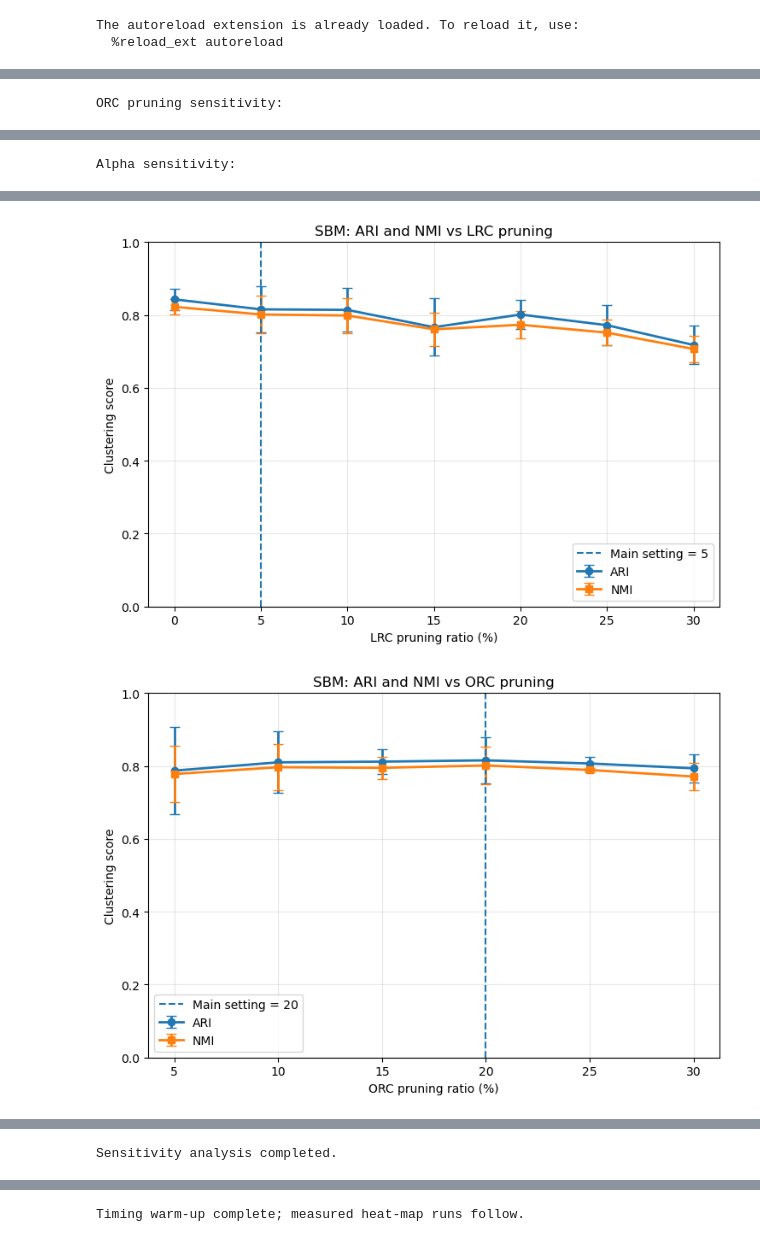
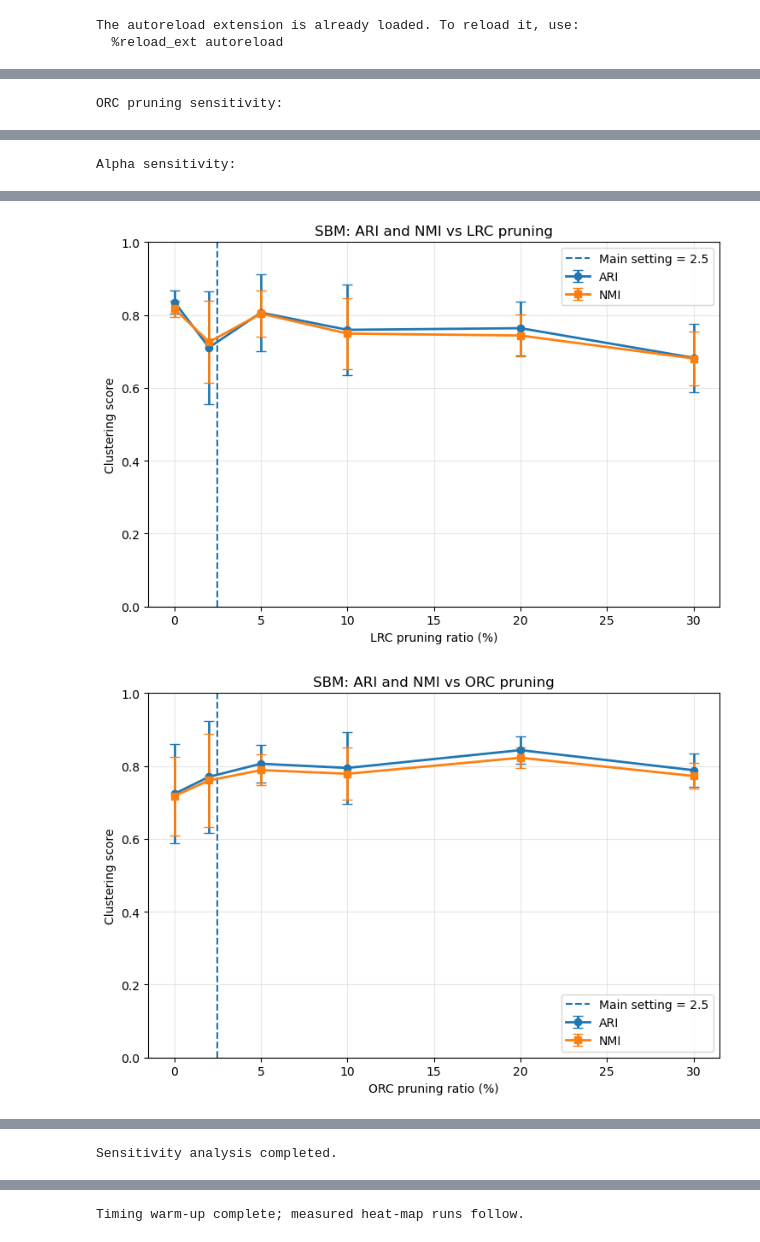
Before and after one commit to Avin-Kolahdooz/curvature-guided-community-detection, a Jupyter notebook: Synthetic_Module_Verification.ipynb, the cells around one changed output, grey strips where cells are left out. Drawn from its saved outputs; the diff is of its cells as text; code cells hidden in the pictures.

```diff
--- a/Synthetic_Module_Verification.ipynb
+++ b/Synthetic_Module_Verification.ipynb
@@ -62,11 +62,11 @@ FIXED_PARAMS = dict(
     bridge_block_size=8,
 )
 
-PCT_LRC_ONLY  = 10
-PCT_ORC_ONLY  = 10
+PCT_LRC_ONLY  = 5
+PCT_ORC_ONLY  = 5
 
-PCT_LRC_COMBO = 5
-PCT_ORC_COMBO = 5
+PCT_LRC_COMBO = 2.5
+PCT_ORC_COMBO = 2.5
 ALPHA_ORC = 0.5
 
 RICCI_FLOW_STEPS = 3
@@ -720,16 +720,16 @@ import matplotlib.pyplot as plt
 SENSITIVITY_SEEDS = [1, 2, 3, 4, 5]
 
 # Parameter values to investigate
-LRC_PRUNING_VALUES = [0, 5, 10, 15, 20, 25, 30]
+LRC_PRUNING_VALUES = [0, 2, 5, 10, 20, 30]
 
-ORC_PRUNING_VALUES = [5, 10, 15, 20, 25, 30]
+ORC_PRUNING_VALUES = [0, 2, 5, 10, 20, 30]
 
 ALPHA_VALUES = [0.00, 0.25, 0.50, 0.75]
 
 
 # Main/default configuration
 DEFAULT_LRC_PRUNING = PCT_LRC_COMBO
-DEFAULT_ORC_PRUNING = PCT_ORC
+DEFAULT_ORC_PRUNING = PCT_ORC_COMBO
 DEFAULT_ALPHA = ALPHA_ORC
 
 
@@ -1148,2 +1147,2 @@ Alpha sensitivity:
-[figure, old version]
+[figure, new version]
-[figure, old version]
+[figure, new version]
```
Also changed, not shown: parts of 8 cells of this notebook.
